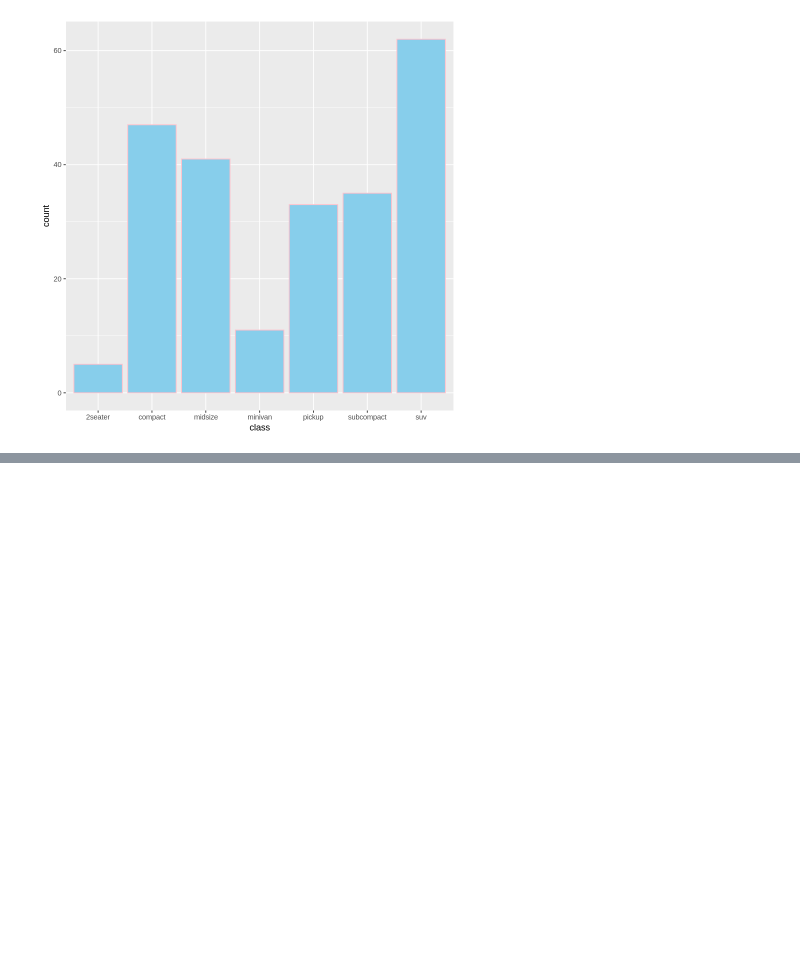
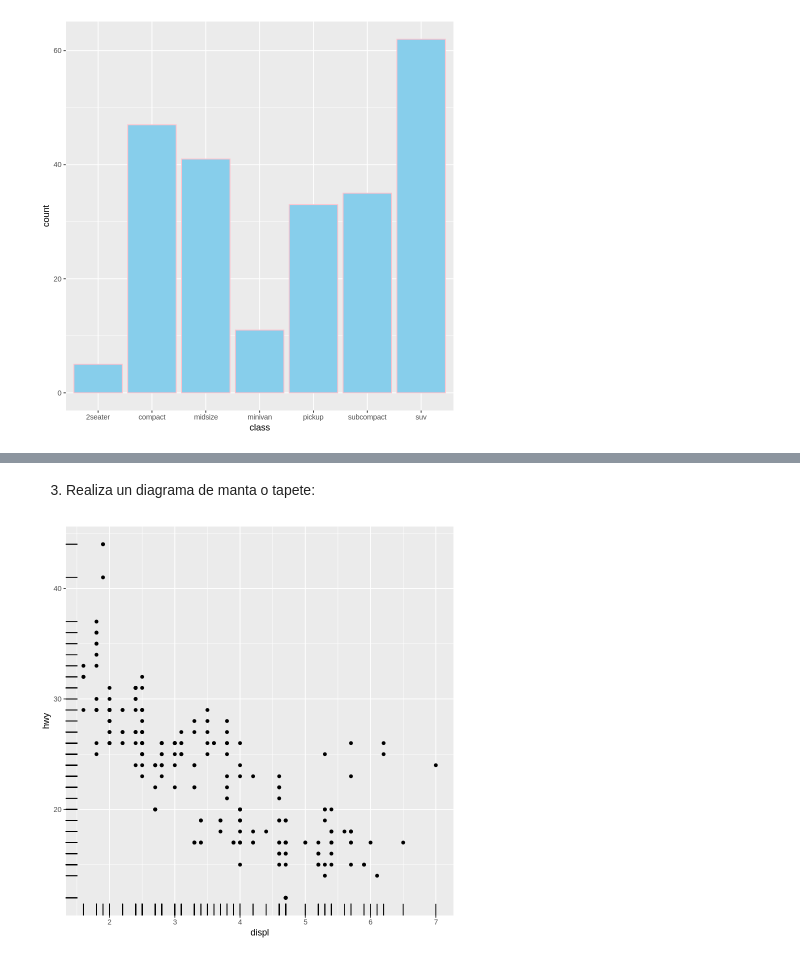
Before and after one commit to ednavivianasegura/ERAP_Curso_R, a Jupyter notebook: ERAP_R_Course_moduloIII.ipynb, the cells around one changed output, grey strips where cells are left out. Saved outputs shown, nothing was run; the diff lists cells and outputs as text; code cells hidden in the pictures; blank space fills up the shorter version.

```diff
--- a/ERAP_R_Course_moduloIII.ipynb
+++ b/ERAP_R_Course_moduloIII.ipynb
@@ -261,0 +315,9 @@ mpg %>%
+# %% [markdown]
+3. Realiza un diagrama de manta o tapete:
+# %%
+mpg %>%
+  ggplot(aes(x = displ, y = hwy)) +  # Relación entre cilindrada y rendimiento
+  geom_point() +                    # Dispersión principal
+  geom_rug()                        # Añade pequeñas líneas (alfombras) en los ejes x e y
+# %% [output]
+[figure, added]
```
Also changed, not shown: parts of 61 cells of this notebook.
